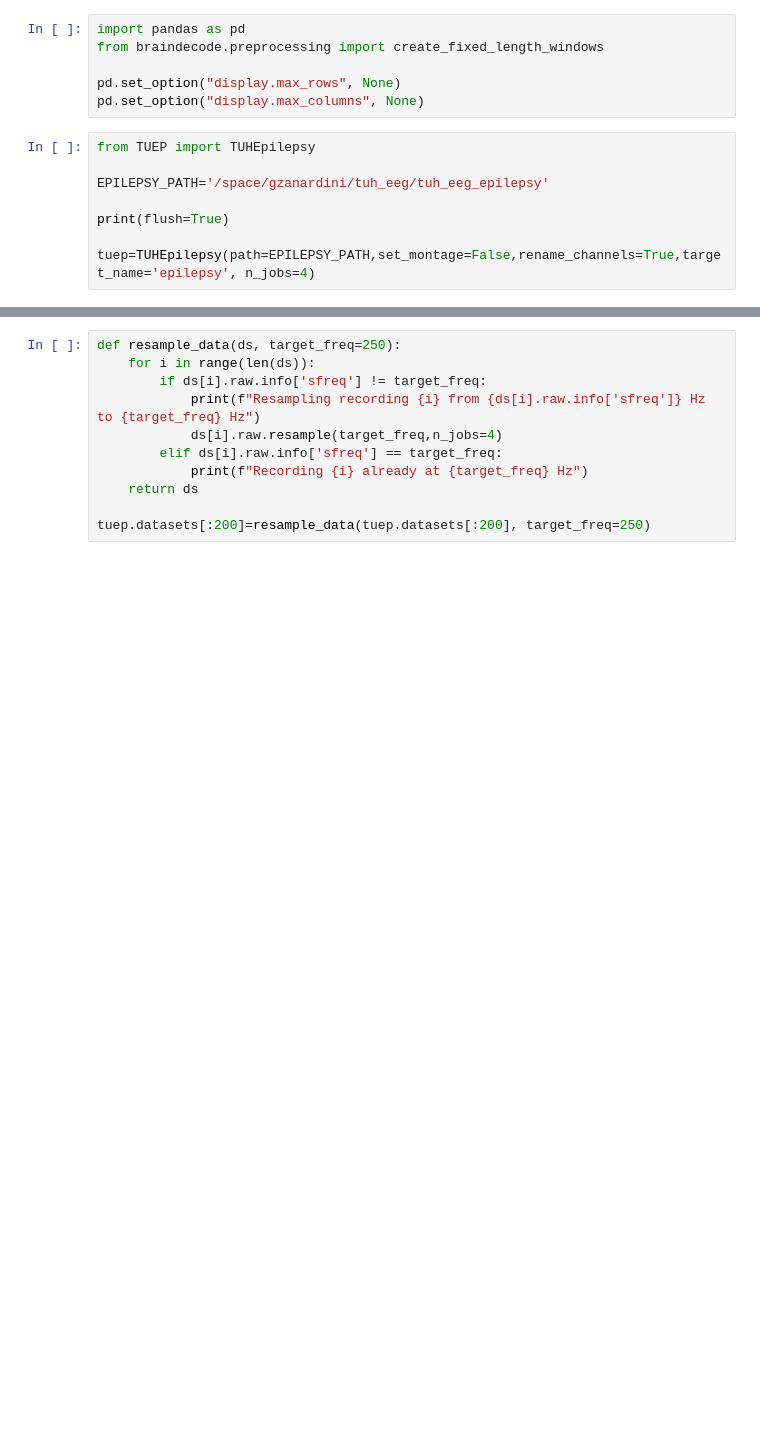
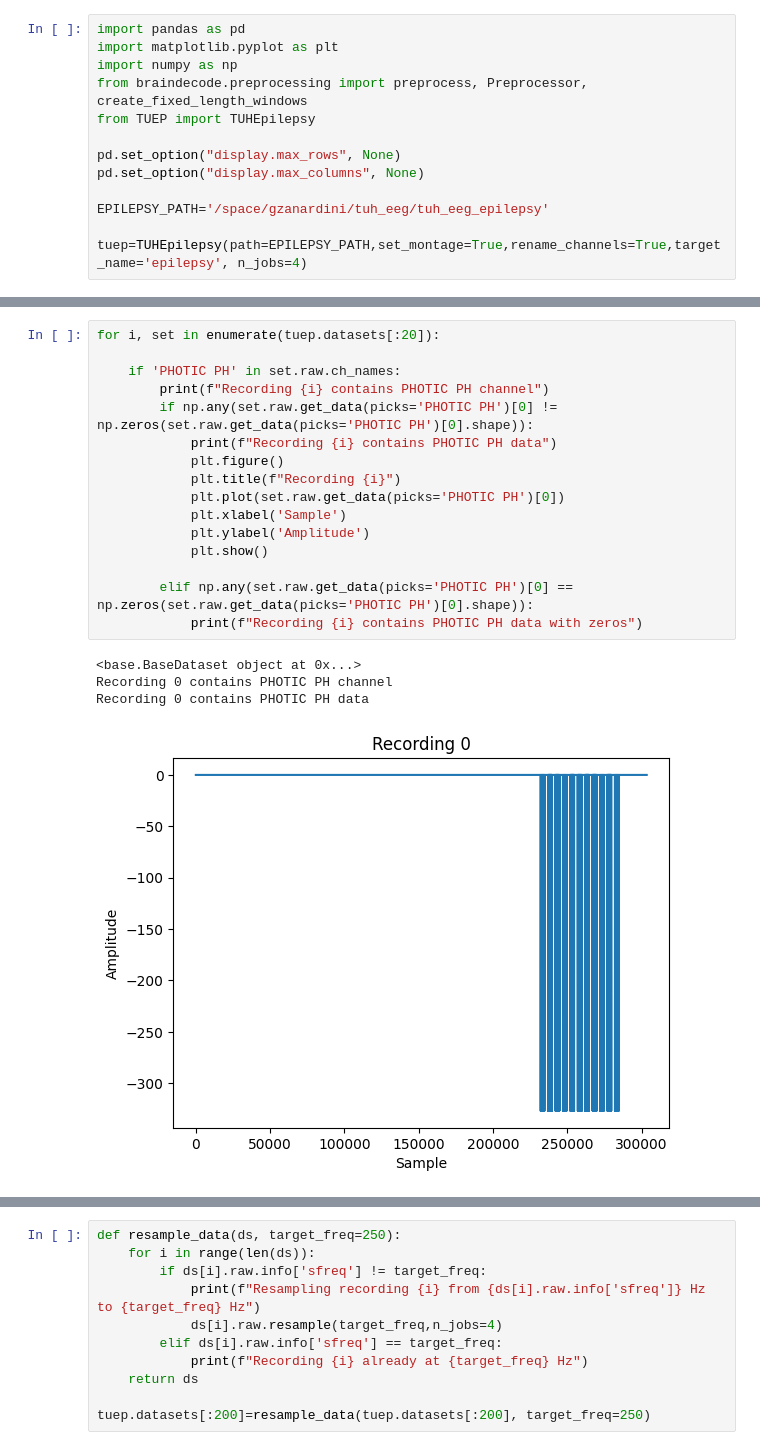
Before and after one commit to gzanardini/IED-free-EEG-classification, a Jupyter notebook: test.ipynb, the cells around one changed output, grey strips where cells are left out. Cells and saved outputs as stored; diff of their text form; blank space fills up the shorter version.

```diff
--- a/test.ipynb
+++ b/test.ipynb
@@ -1,14 +1,13 @@
 # %%
 import pandas as pd
-from braindecode.preprocessing import create_fixed_length_windows
+import matplotlib.pyplot as plt
+import numpy as np
+from braindecode.preprocessing import preprocess, Preprocessor, create_fixed_length_windows
+from TUEP import TUHEpilepsy
 
 pd.set_option("display.max_rows", None)
 pd.set_option("display.max_columns", None)
+
+EPILEPSY_PATH='/space/gzanardini/tuh_eeg/tuh_eeg_epilepsy'
+
+tuep=TUHEpilepsy(path=EPILEPSY_PATH,set_montage=True,rename_channels=True,target_name='epilepsy', n_jobs=4)
-# %%
-from TUEP import TUHEpilepsy
-
-EPILEPSY_PATH='/space/gzanardini/tuh_eeg/tuh_eeg_epilepsy'
-
-print(flush=True)
-
-tuep=TUHEpilepsy(path=EPILEPSY_PATH,set_montage=False,rename_channels=True,target_name='epilepsy', n_jobs=4)
@@ -61,0 +156,21 @@ windows_tuep=create_fixed_length_windows(tuep, window_size_samples=200, window_s
+# %%
+for i, set in enumerate(tuep.datasets[:20]):
+
+    if 'PHOTIC PH' in set.raw.ch_names:
+        print(f"Recording {i} contains PHOTIC PH channel")
+        if np.any(set.raw.get_data(picks='PHOTIC PH')[0] != np.zeros(set.raw.get_data(picks='PHOTIC PH')[0].shape)):
+            print(f"Recording {i} contains PHOTIC PH data")
+            plt.figure()
+            plt.title(f"Recording {i}")
+            plt.plot(set.raw.get_data(picks='PHOTIC PH')[0])
+            plt.xlabel('Sample')
+            plt.ylabel('Amplitude')
+            plt.show()
+
+        elif np.any(set.raw.get_data(picks='PHOTIC PH')[0] == np.zeros(set.raw.get_data(picks='PHOTIC PH')[0].shape)):
+            print(f"Recording {i} contains PHOTIC PH data with zeros")
+# %% [output]
+<base.BaseDataset object at 0x...>
+Recording 0 contains PHOTIC PH channel
+Recording 0 contains PHOTIC PH data
+[figure, added]
```
Also changed, not shown: parts of 19 cells of this notebook, 3 other files.
